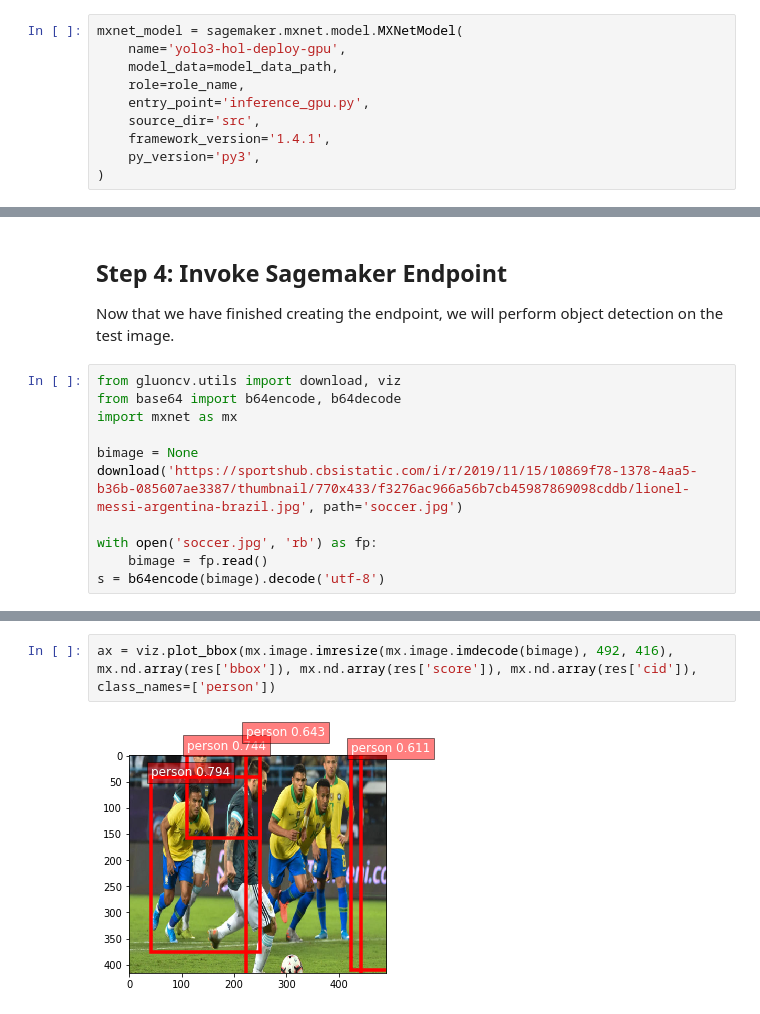
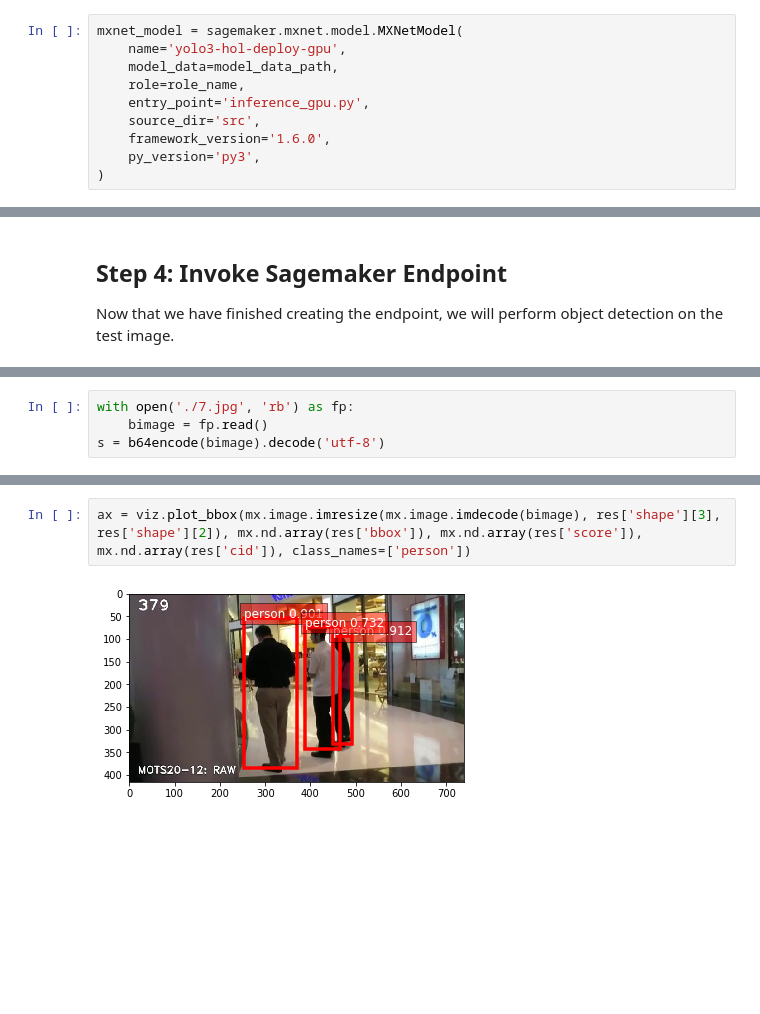
Before and after one commit to haandol/sagemaker-yolo-finetune-workshop, a Jupyter notebook: 05. Deploy to Sagemaker Endpoint (GPU).ipynb, the cells around one changed output, grey strips where cells are left out. Saved outputs shown, nothing was run; the diff lists cells and outputs as text; blank space fills up the shorter version.

```diff
--- a/05. Deploy to Sagemaker Endpoint (GPU).ipynb
+++ b/05. Deploy to Sagemaker Endpoint (GPU).ipynb
@@ -110,7 +117,7 @@ mxnet_model = sagemaker.mxnet.model.MXNetModel(
     role=role_name,
     entry_point='inference_gpu.py',
     source_dir='src',
-    framework_version='1.4.1',
+    framework_version='1.6.0',
     py_version='py3',
 )
 # %% [markdown]
@@ -138,14 +145,3 @@ Wall time: 8min 7s
 ## Step 4: Invoke Sagemaker Endpoint
 
 Now that we have finished creating the endpoint, we will perform object detection on the test image.
-# %%
-from gluoncv.utils import download, viz
-from base64 import b64encode, b64decode
-import mxnet as mx
-
-bimage = None
-download('https://sportshub.cbsistatic.com/i/r/2019/11/15/10869f78-1378-4aa5-b36b-085607ae3387/thumbnail/770x433/f3276ac966a56b7cb45987869098cddb/lionel-messi-argentina-brazil.jpg', path='soccer.jpg')
-
-with open('soccer.jpg', 'rb') as fp:
-    bimage = fp.read()
-s = b64encode(bimage).decode('utf-8')
@@ -152,3 +150,7 @@ s = b64encode(bimage).decode('utf-8')
+# %%
+with open('./7.jpg', 'rb') as fp:
+    bimage = fp.read()
+s = b64encode(bimage).decode('utf-8')
 # %%
 %%time
 res = predictor.predict({
@@ -163,4 +165,4 @@ Wall time: 541 ms
 # %%
-ax = viz.plot_bbox(mx.image.imresize(mx.image.imdecode(bimage), 492, 416), mx.nd.array(res['bbox']), mx.nd.array(res['score']), mx.nd.array(res['cid']), class_names=['person'])
+ax = viz.plot_bbox(mx.image.imresize(mx.image.imdecode(bimage), res['shape'][3], res['shape'][2]), mx.nd.array(res['bbox']), mx.nd.array(res['score']), mx.nd.array(res['cid']), class_names=['person'])
 # %% [output]
-[figure, old version]
+[figure, new version]
```
Also changed, not shown: parts of 8 cells of this notebook, 2 other files.
